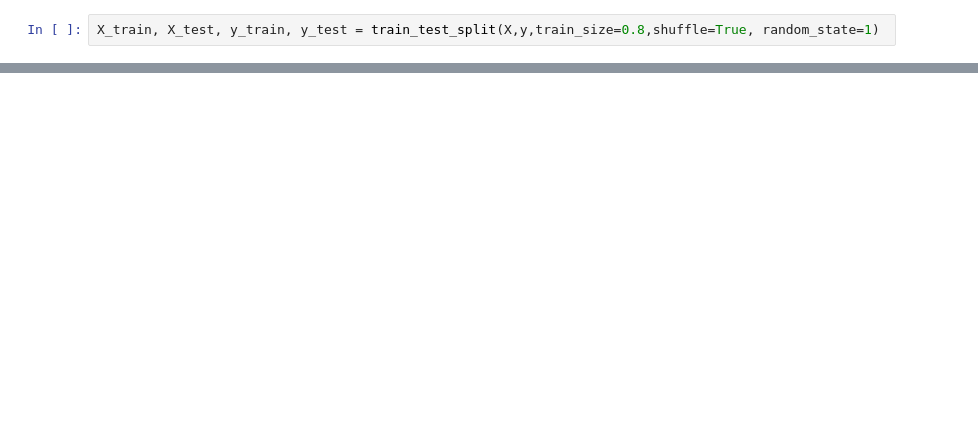
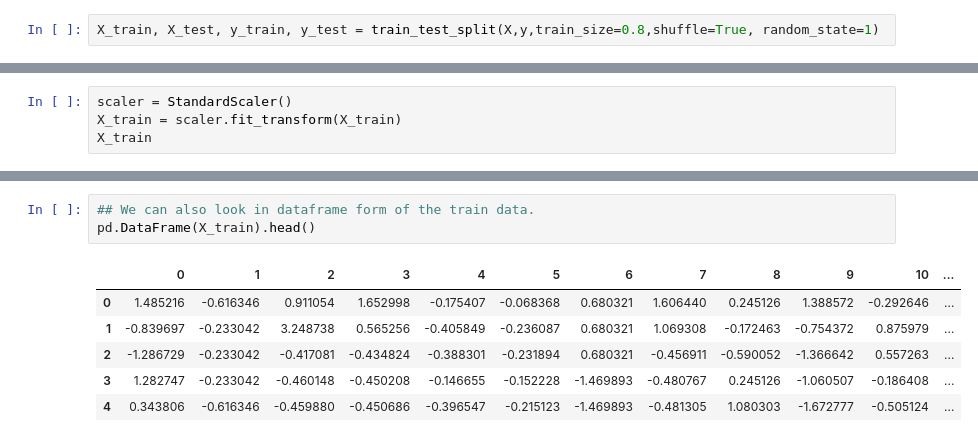
Before and after one commit to WRD397/Projects, a Jupyter notebook: SupplyChainModePrediction/ann_model_building.ipynb, the cells around one changed output, grey strips where cells are left out. Drawn from its saved outputs; the diff is of its cells as text; blank space fills up the shorter version.

```diff
--- a/SupplyChainModePrediction/ann_model_building.ipynb
+++ b/SupplyChainModePrediction/ann_model_building.ipynb
@@ -490,0 +502,4 @@ X_train, X_test, y_train, y_test = train_test_split(X,y,train_size=0.8,shuffle=T
+# %%
+scaler = StandardScaler()
+X_train = scaler.fit_transform(X_train)
+X_train
@@ -490,0 +520,10 @@ X_train, X_test, y_train, y_test = train_test_split(X,y,train_size=0.8,shuffle=T
+# %%
+## We can also look in dataframe form of the train data.
+pd.DataFrame(X_train).head()
+# %% [output]
+|  | 0 | 1 | 2 | 3 | 4 | 5 | 6 | 7 | 8 | 9 | 10 | ... |
+| 0 | 1.485216 | -0.616346 | 0.911054 | 1.652998 | -0.175407 | -0.068368 | 0.680321 | 1.606440 | 0.245126 | 1.388572 | -0.292646 | ... |
+| 1 | -0.839697 | -0.233042 | 3.248738 | 0.565256 | -0.405849 | -0.236087 | 0.680321 | 1.069308 | -0.172463 | -0.754372 | 0.875979 | ... |
+| 2 | -1.286729 | -0.233042 | -0.417081 | -0.434824 | -0.388301 | -0.231894 | 0.680321 | -0.456911 | -0.590052 | -1.366642 | 0.557263 | ... |
+| 3 | 1.282747 | -0.233042 | -0.460148 | -0.450208 | -0.146655 | -0.152228 | -1.469893 | -0.480767 | 0.245126 | -1.060507 | -0.186408 | ... |
+| 4 | 0.343806 | -0.616346 | -0.459880 | -0.450686 | -0.396547 | -0.215123 | -1.469893 | -0.481305 | 1.080303 | -1.672777 | -0.505124 | ... |
```
Also changed, not shown: parts of 55 cells of this notebook.
